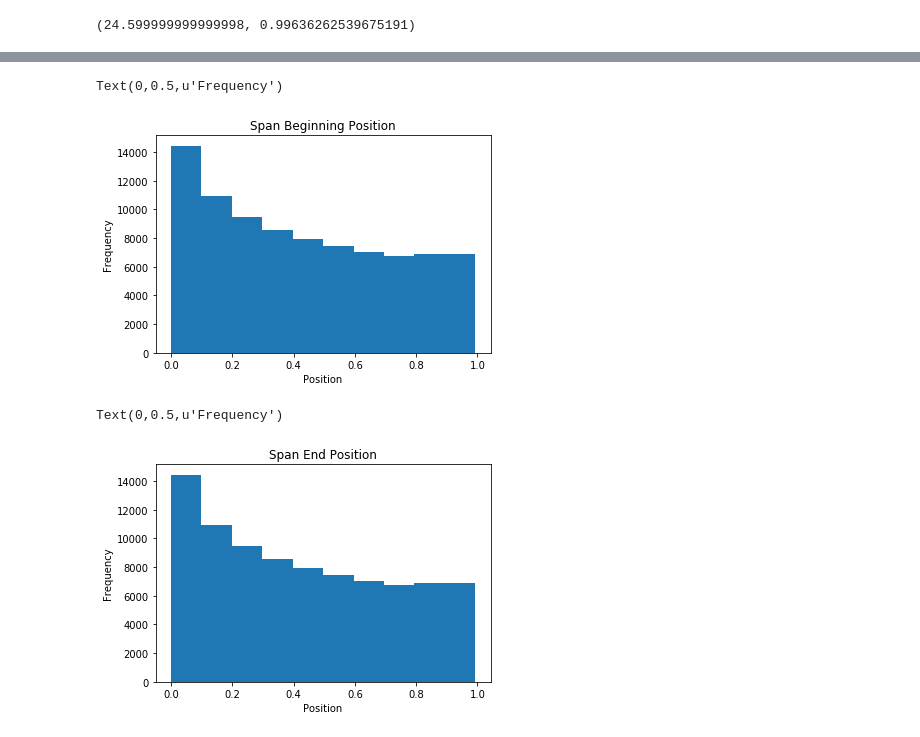
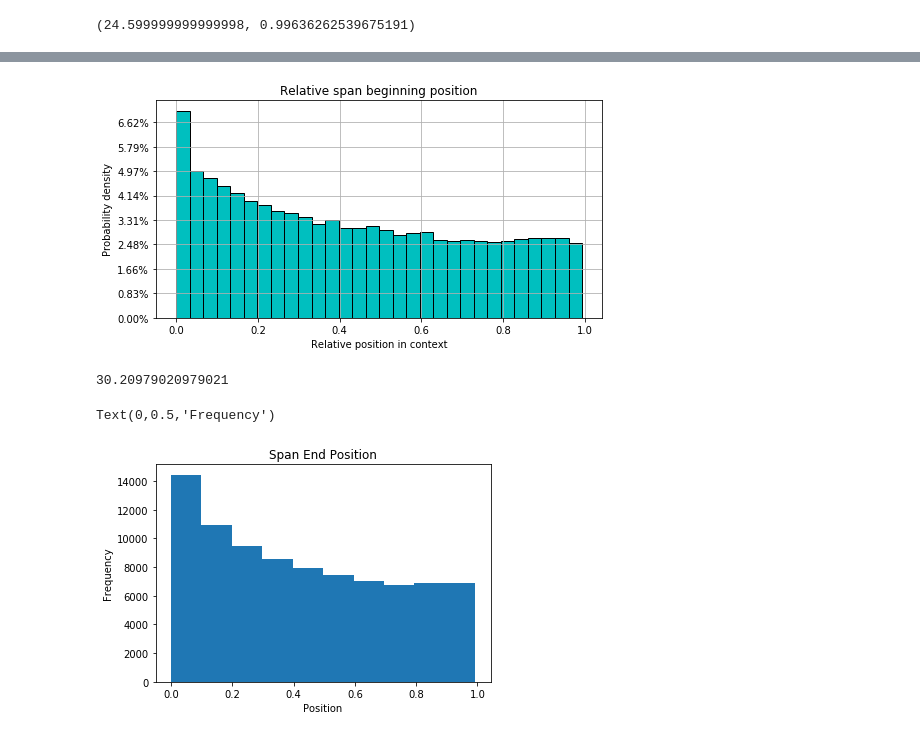
Before and after one commit to MatejKosec/cs224n_NLP_2018, a Jupyter notebook: data/train_data_stats.ipynb, the cells around one changed output, grey strips where cells are left out. Cells and saved outputs as stored; diff of their text form; code cells hidden in the pictures.

```diff
--- a/data/train_data_stats.ipynb
+++ b/data/train_data_stats.ipynb
@@ -158,29 +158,52 @@ Text(0,0.5,u'Frequency')
 [figure]
 # %%
 span = open("train.span", "r")
-span_ends = [map(int, example.split()) for example in span]
+span_ends = [list(map(int, example.split())) for example in span]
 
 #where the answer is in the context as a ratio
 #ex. for a context i of length n with an answer span [j, k],
 #beginnings[i] = j/n
 #ends[i] = k/n
+def to_pdf(y, position):
+    # Ignore the passed in position. This has the effect of scaling the default
+    # tick locations.
+    s = '%3.2f'%(100 * y/h[0].sum())
 
+    # The percent symbol needs escaping in latex
+    if matplotlib.rcParams['text.usetex'] is True:
+        return s + r'$\%$'
+    else:
+        return s + '%'
+
+plt.figure(figsize=(8,4))
 beginnings = [float(span_ends[_][0])/float(context_lens[_]) for _ in range(len(span_ends))]
-plt.hist(beginnings)
+#plt.hist(beginnings)
+h = plt.hist(beginnings, bins=30, cumulative=False,density=True,facecolor='c',edgecolor='k')
 # plt.yscale('log', nonposy='clip') #comment out to remove log scale
-plt.title("Span Beginning Position")
-plt.xlabel("Position")
-plt.ylabel("Frequency")
+plt.title("Relative span beginning position")
+plt.xlabel("Relative position in context")
+plt.ylabel("Probability density")
+formatter = FuncFormatter(to_pdf)
+plt.gca().yaxis.set_major_formatter(formatter)
+plt.grid(which='both')
+filename = "start_pos_dist.png"
+plt.savefig(filename,dpi=300, bbox_inches='tight')
 # %% [output]
-Text(0,0.5,u'Frequency')
-[figure, old version]
+[figure, new version]
+# %%
+h[0].sum()
+# %% [output]
+30.20979020979021
 # %%
+
+
 ends = [float(span_ends[_][1])/float(context_lens[_]) for _ in range(len(span_ends))]
+
 plt.hist(beginnings)
 # plt.yscale('log', nonposy='clip') #comment out to remove log scale
 plt.title("Span End Position")
 plt.xlabel("Position")
 plt.ylabel("Frequency")
 # %% [output]
-Text(0,0.5,u'Frequency')
+Text(0,0.5,'Frequency')
 [figure]
```
Also changed, not shown: parts of 4 cells of this notebook.
